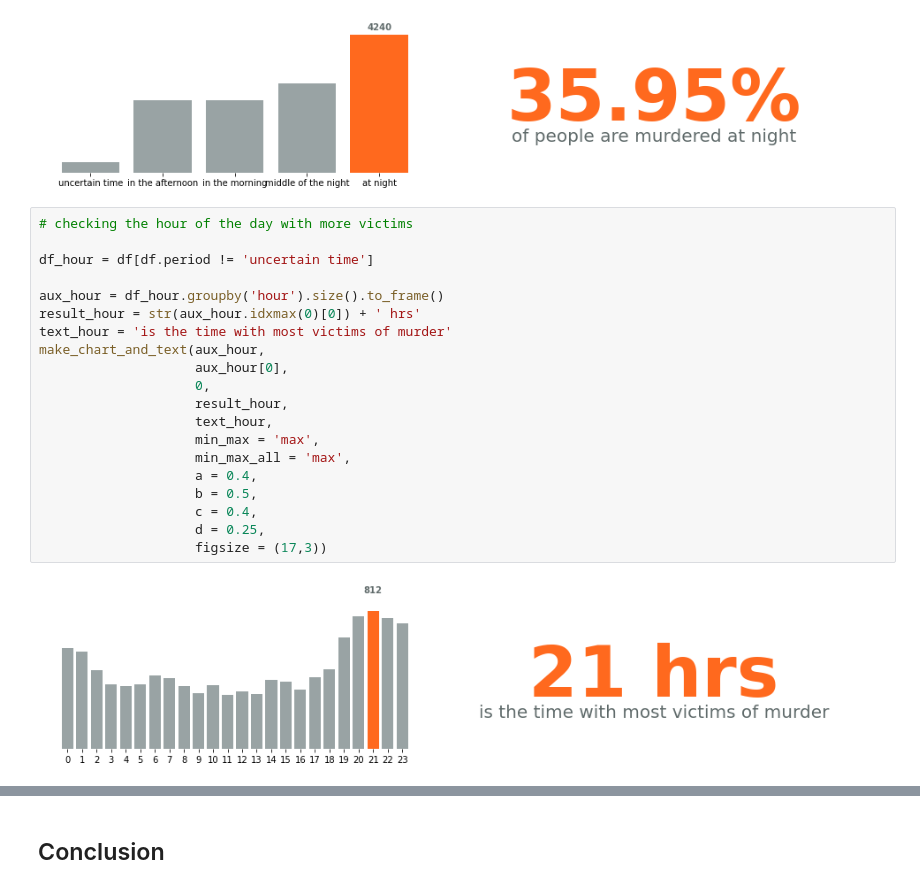
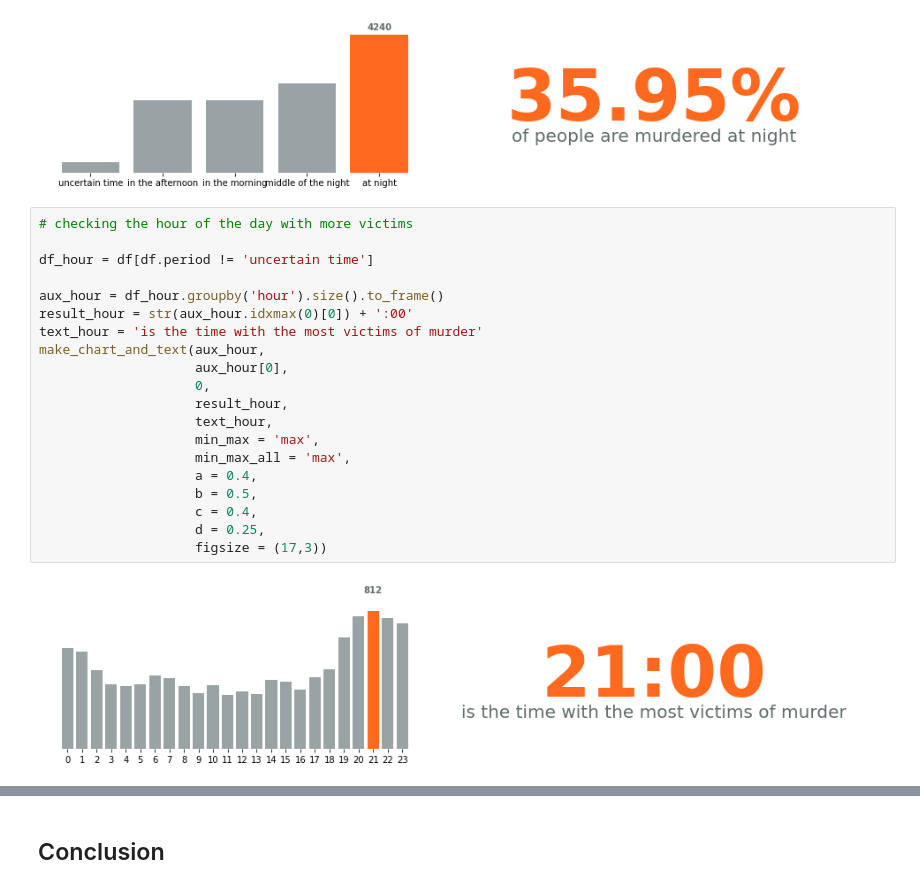
Before and after one commit to ghermsen/sao_paulo_murder_eda, a Jupyter notebook: sao_paulo_murder_eda.ipynb, the cells around one changed output, grey strips where cells are left out. Drawn from its saved outputs; the diff is of its cells as text.

```diff
--- a/sao_paulo_murder_eda.ipynb
+++ b/sao_paulo_murder_eda.ipynb
@@ -1156,25 +1157,25 @@ make_chart_and_text(aux_period,
 # %%
 # checking the hour of the day with more victims
 
 df_hour = df[df.period != 'uncertain time']
 
 aux_hour = df_hour.groupby('hour').size().to_frame()
-result_hour = str(aux_hour.idxmax(0)[0]) + ' hrs'
-text_hour = 'is the time with most victims of murder'
+result_hour = str(aux_hour.idxmax(0)[0]) + ':00'
+text_hour = 'is the time with the most victims of murder'
 make_chart_and_text(aux_hour,
                     aux_hour[0],
                     0,
                     result_hour,
                     text_hour,
                     min_max = 'max',
                     min_max_all = 'max',
                     a = 0.4,
                     b = 0.5,
                     c = 0.4,
                     d = 0.25,
                     figsize = (17,3))
 # %% [output]
-[figure, old version]
+[figure, new version]
 # %%
 # checking the hour on weekdays with more victims
 
```
Also changed, not shown: parts of 22 cells of this notebook, 1 other file.
